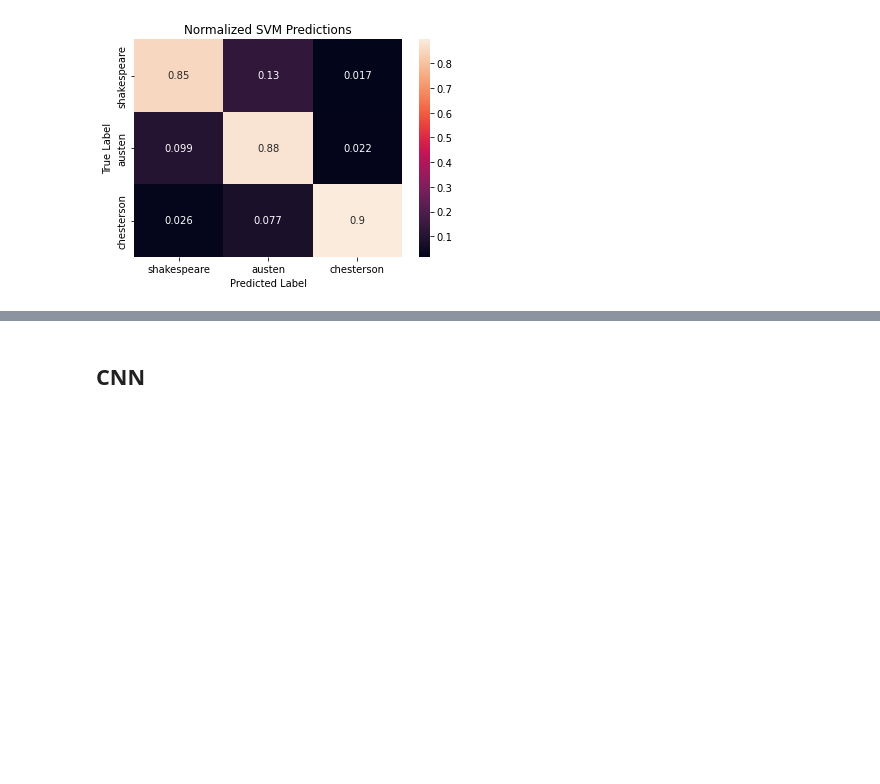
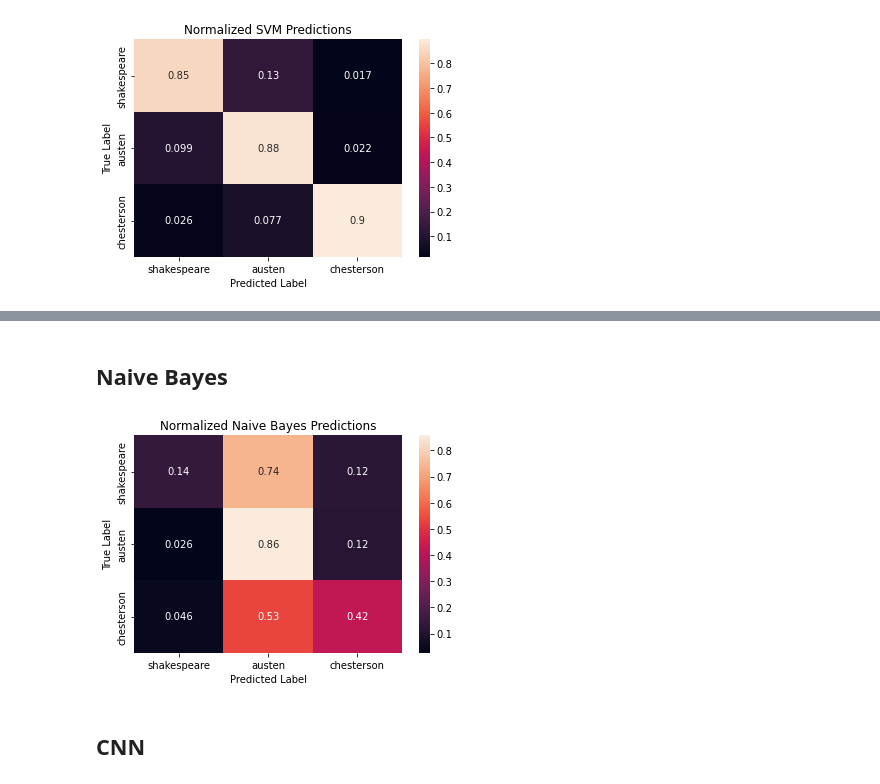
Before and after one commit to robert-chatterton/authorship-attribution, a Jupyter notebook: authorship_attribution.ipynb, the cells around one changed output, grey strips where cells are left out. Drawn from its saved outputs; the diff is of its cells as text; code cells hidden in the pictures; blank space fills up the shorter version.

```diff
--- a/authorship_attribution.ipynb
+++ b/authorship_attribution.ipynb
@@ -377,2 +385,5 @@ SVC(C=1, kernel='linear')
 # %% [markdown]
 ## Naive Bayes Classifier
+# %%
+nb_model = GaussianNB()
+nb_model.fit(three_grams_train, y_train)
@@ -509,3 +530,11 @@ plot_confusion_matrix(cm, classes=['shakespeare', 'austen', 'chesterson'], title
+# %% [markdown]
+## Naive Bayes
+# %%
+predictions = nb_model.predict(three_grams_test)
+cm = confusion_matrix(y_test, predictions)
+plot_confusion_matrix(cm, classes=['shakespeare', 'austen', 'chesterson'], title='Normalized Naive Bayes Predictions')
+# %% [output]
+[figure, added]
 # %% [markdown]
 ## CNN
 # %%
```
Also changed, not shown: parts of 6 cells of this notebook.
